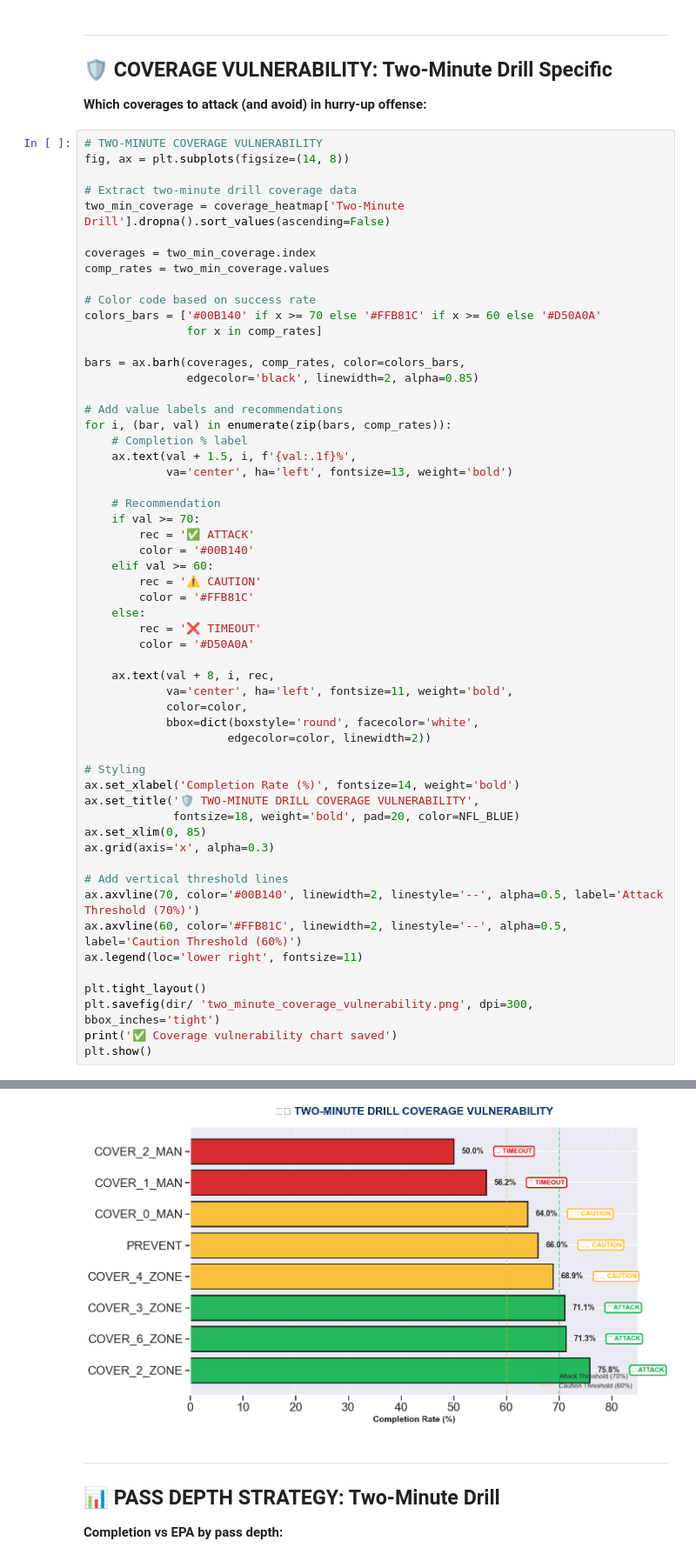
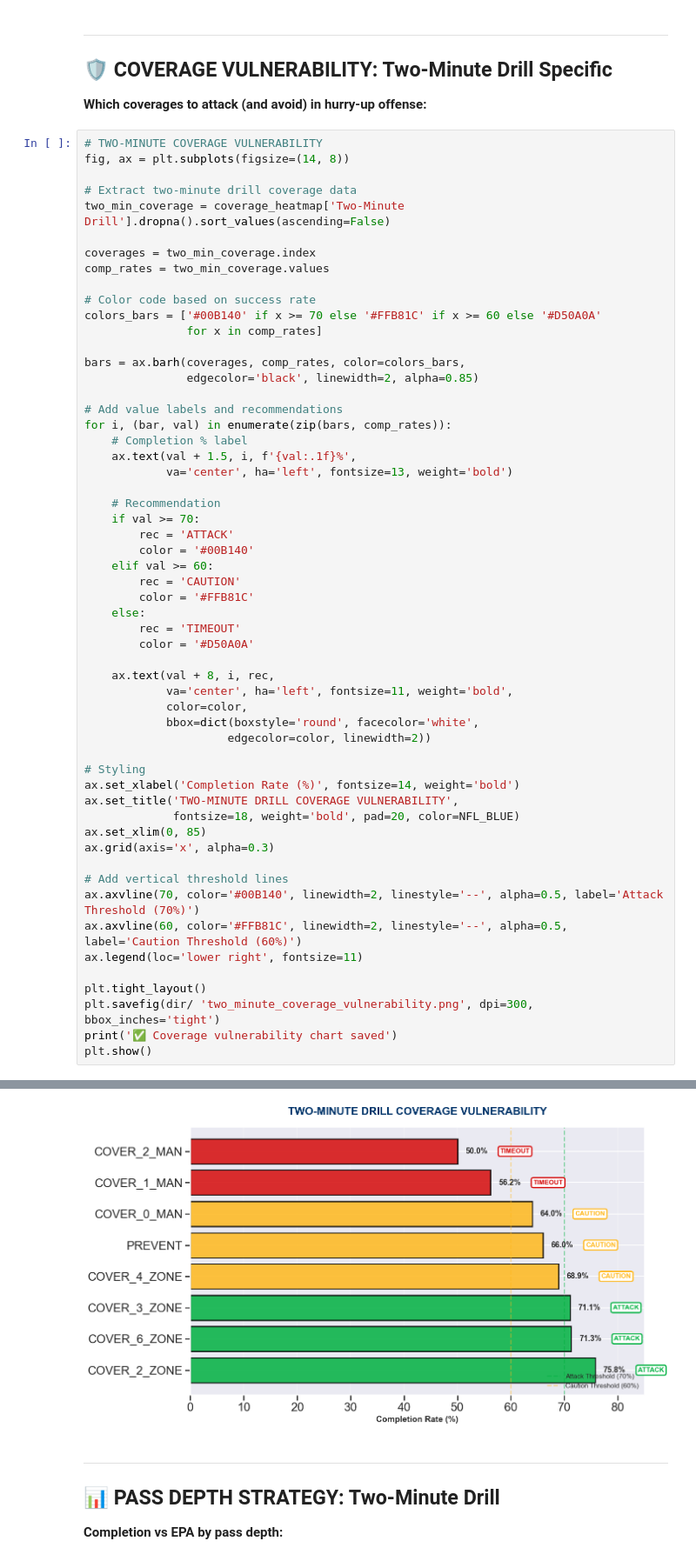
Before and after one commit to JZembower/NFL-Big-Data-Bowl-2026-Analytics-Challenge, a Jupyter notebook: specific analysis/Two_Minute Drill.ipynb, the cells around one changed output, grey strips where cells are left out. Shown at 87% size. Cells and saved outputs as stored; diff of their text form.

Commit message:
refining plots

```diff
--- a/specific analysis/Two_Minute Drill.ipynb
+++ b/specific analysis/Two_Minute Drill.ipynb
@@ -413,40 +249,40 @@ for i, (bar, val) in enumerate(zip(bars, comp_rates)):
 
     # Recommendation
     if val >= 70:
-        rec = '✅ ATTACK'
+        rec = 'ATTACK'
         color = '#00B140'
     elif val >= 60:
-        rec = '⚠️ CAUTION'
+        rec = 'CAUTION'
         color = '#FFB81C'
     else:
-        rec = '❌ TIMEOUT'
+        rec = 'TIMEOUT'
         color = '#D50A0A'
 
     ax.text(val + 8, i, rec,
             va='center', ha='left', fontsize=11, weight='bold',
             color=color,
             bbox=dict(boxstyle='round', facecolor='white',
                      edgecolor=color, linewidth=2))
 
 # Styling
 ax.set_xlabel('Completion Rate (%)', fontsize=14, weight='bold')
-ax.set_title('🛡️ TWO-MINUTE DRILL COVERAGE VULNERABILITY',
+ax.set_title('TWO-MINUTE DRILL COVERAGE VULNERABILITY',
              fontsize=18, weight='bold', pad=20, color=NFL_BLUE)
 ax.set_xlim(0, 85)
 ax.grid(axis='x', alpha=0.3)
 
 # Add vertical threshold lines
 ax.axvline(70, color='#00B140', linewidth=2, linestyle='--', alpha=0.5, label='Attack Threshold (70%)')
 ax.axvline(60, color='#FFB81C', linewidth=2, linestyle='--', alpha=0.5, label='Caution Threshold (60%)')
 ax.legend(loc='lower right', fontsize=11)
 
 plt.tight_layout()
 plt.savefig(dir/ 'two_minute_coverage_vulnerability.png', dpi=300, bbox_inches='tight')
 print('✅ Coverage vulnerability chart saved')
 plt.show()
 # %% [output]
 ✅ Coverage vulnerability chart saved
-[figure, old version]
+[figure, new version]
 # %% [markdown]
 ---
 
```
Also changed, not shown: parts of 7 cells of this notebook, 4 other files.
